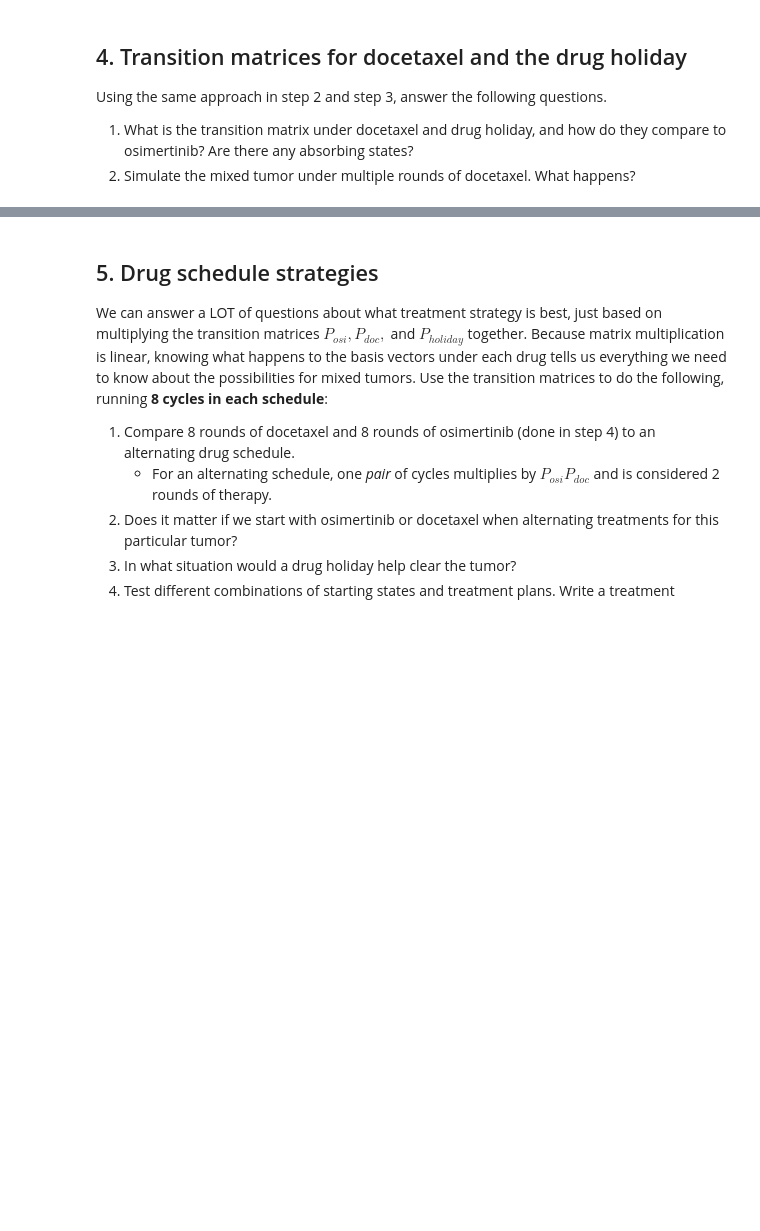
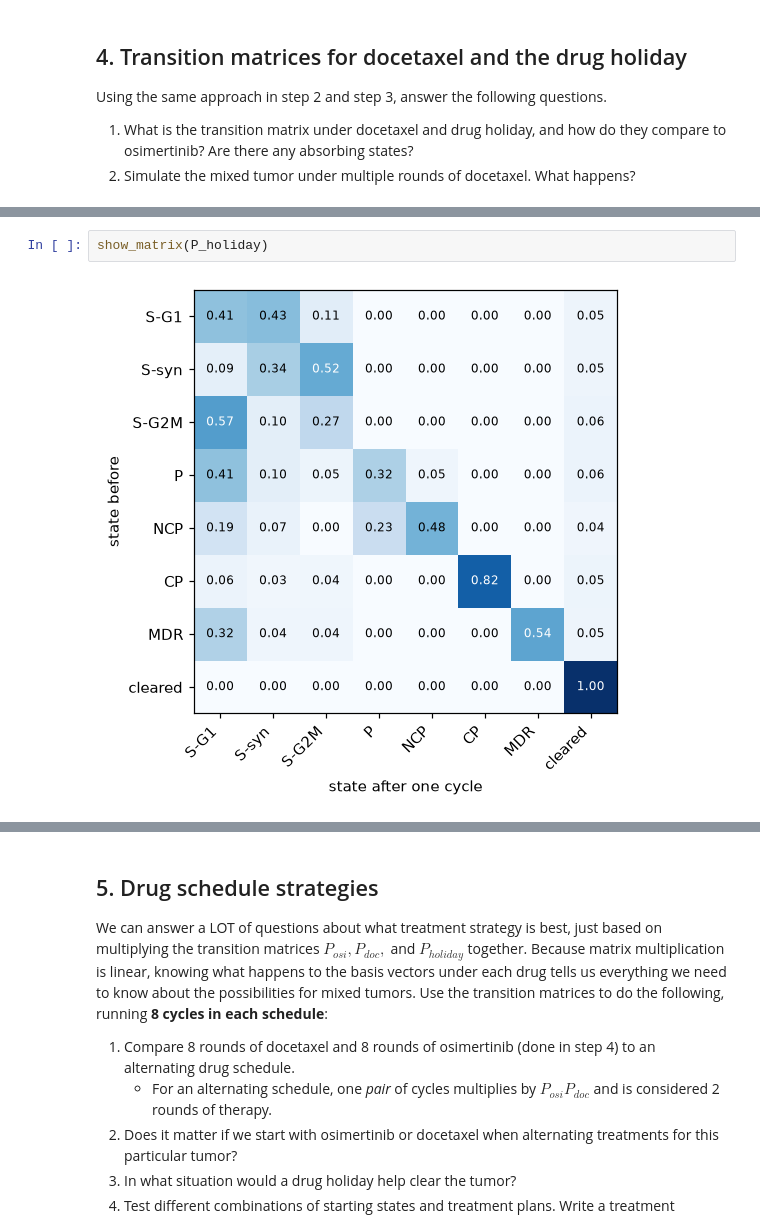
Before and after one commit to namanpatel-8241/uu_markov, a Jupyter notebook: lab_2/Lab09_markov_chain_cells.ipynb, the cells around one changed output, grey strips where cells are left out. Cells and saved outputs as stored; diff of their text form; blank space fills up the shorter version.

```diff
--- a/lab_2/Lab09_markov_chain_cells.ipynb
+++ b/lab_2/Lab09_markov_chain_cells.ipynb
@@ -313,0 +510,4 @@ P_holiday = ...   # TODO
+# %%
+show_matrix(P_holiday)
+# %% [output]
+[figure, added]
```
Also changed, not shown: parts of 56 cells of this notebook, 5 other files.
